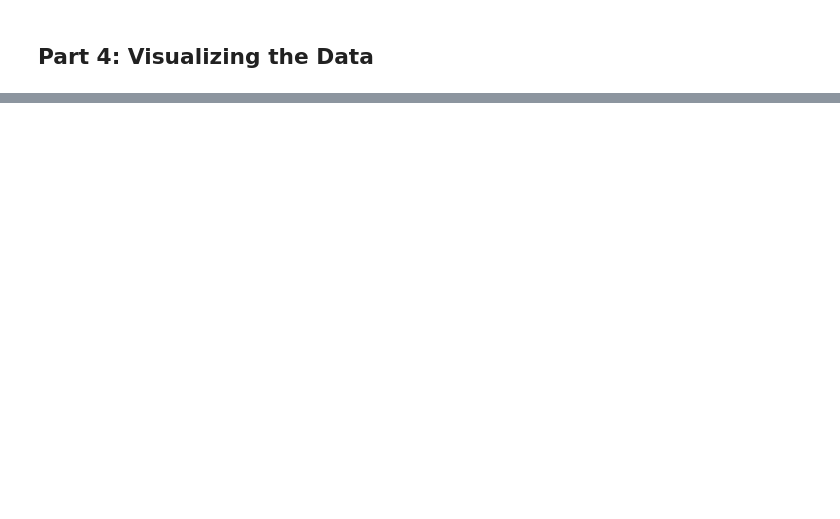
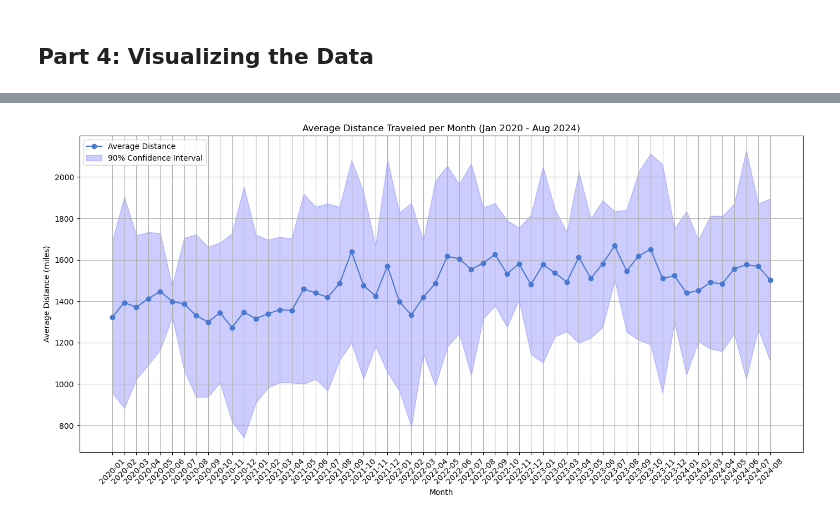
Before and after one commit to rosyzhj/4501-final-project, a Jupyter notebook: Project Scaffolding.ipynb, the cells around one changed output, grey strips where cells are left out. Saved outputs shown, nothing was run; the diff lists cells and outputs as text; code cells hidden in the pictures; blank space fills up the shorter version.

Commit message:
Finish final project 1.0
Finish queries and visualizations.
Add markdowns, doc-strings and type hints

```diff
--- a/Project Scaffolding.ipynb
+++ b/Project Scaffolding.ipynb
@@ -1089,12 +1159,6 @@ LIMIT 1 OFFSET (
 ) - 1;
 """
 # %%
-# execute query either via sqlalchemy
-with engine.connect() as con:
-    results = con.execute(db.text(QUERY_3)).fetchall()
-results
-
-# or via pandas
 df_results3 = pd.read_sql(QUERY_3, con=engine)
 # %%
 write_query_to_file(QUERY_3, QUERY_3_FILENAME)
@@ -1148,10 +1222,4 @@ ORDER BY ds.total_rides DESC
 LIMIT 10;
 """
 # %%
-# execute query either via sqlalchemy
-with engine.connect() as con:
-    results = con.execute(db.text(QUERY_4)).fetchall()
-results
-
-# or via pandas
 df_results4 = pd.read_sql(QUERY_4, con=engine)
@@ -1171,10 +1274,4 @@ QUERY_5_FILENAME =
 # %%
-# execute query either via sqlalchemy
-with engine.connect() as con:
-    results = con.execute(db.text(QUERY_5)).fetchall()
-results
-
-# or via pandas
 df_results5 = pd.read_sql(QUERY_5, con=engine)
 # %%
 write_query_to_file(QUERY_5, QUERY_5_FILENAME)
@@ -1187,10 +1346,4 @@ QUERY_6_FILENAME =
 # %%
-# execute query either via sqlalchemy
-with engine.connect() as con:
-    results = con.execute(db.text(QUERY_6)).fetchall()
-results
-
-# or via pandas
 df_results6 = pd.read_sql(QUERY_6, con=engine)
 # %%
 write_query_to_file(QUERY_6, QUERY_6_FILENAME)
@@ -1456,0 +1458,4 @@ plot_tip_comparison(taxi_tip_df, uber_tip_df)
+# %%
+plot_average_distance()
+# %% [output]
+[figure, added]
```
Also changed, not shown: parts of 68 cells of this notebook.
